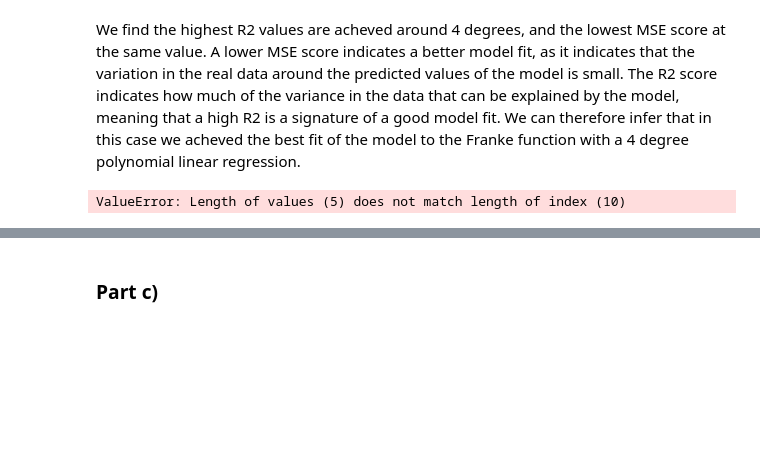
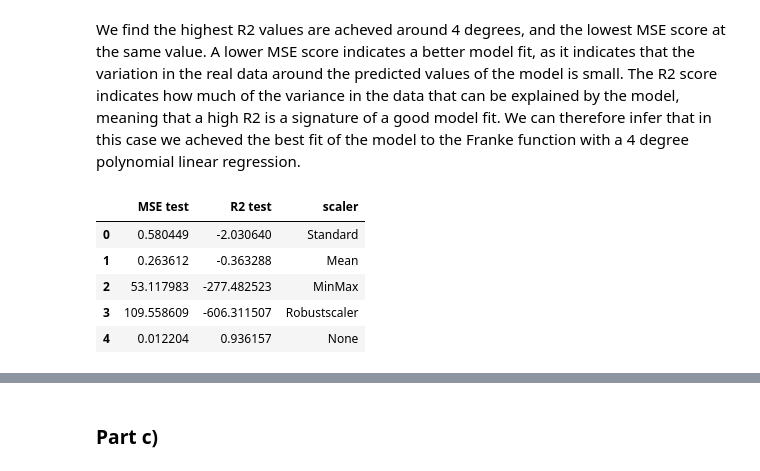
Before and after one commit to HildeLa/Project1_FYS-STK, a Jupyter notebook: Prosjekt1.ipynb, the cells around one changed output, grey strips where cells are left out. Drawn from its saved outputs; the diff is of its cells as text; code cells hidden in the pictures; blank space fills up the shorter version.

```diff
--- a/Prosjekt1.ipynb
+++ b/Prosjekt1.ipynb
@@ -285,38 +284,38 @@ plt.legend()
 # %% [markdown]
 We find the highest R2 values are acheved around 4 degrees, and the lowest MSE score at the same value. A lower MSE score indicates a better model fit, as it indicates that the variation in the real data around the predicted values of the model is small. The R2 score indicates how much of the variance in the data that can be explained by the model, meaning that a high R2 is a signature of a good model fit. We can therefore infer that in this case we acheved the best fit of the model to the Franke function with a 4 degree polynomial linear regression.
 # %%
-scores_OLS_scaled = np.zeros((best_degree, 2))
+func_list = [standardscaler, meanscaler, scalerMinMax, robustscaler, nonscaler]
+scores_OLS_scaled = np.zeros((len(func_list), 2))
 
 
 X = create_X(x, y, best_degree)
-
-func_list = [standardscaler, meanscaler, scalerMinMax, robustscaler, nonscaler]
 
 for i, func in enumerate(func_list):
 
     #Splits 1/5 for testing and 4/5 for training
     X_train, X_test, z_train, z_test = train_test_split(X,z,test_size=0.2)
     X_train_scaled, X_test_scaled, z_train_scaled, z_test_scaled = func(X_train, X_test, z_train, z_test)
 
     #finner beta
     beta = find_beta(X_train_scaled, z_train_scaled)
     #Her er z_ vår forutsigelse
     z_ = X_test_scaled @ beta
 
-#Find estimated of quality of fmodel fit
-scores_OLS_basic[i, 0] = MSE(z_test, z_)
-scores_OLS_basic[i, 1] = R2(z_test, z_)
-
+    #Find estimated of quality of fmodel fit
+    scores_OLS_scaled[i, 0] = MSE(z_test, z_)
+    scores_OLS_scaled[i, 1] = R2(z_test, z_)
 
 d1 = pd.DataFrame(scores_OLS_scaled, columns = ('MSE test', 'R2 test'))
-
-d = pd.concat([df1, df2], axis =1)
-d['scaler'] = [str(f) for f in func_list]
-
-fig, ax = plt.subplots()
-test, = ax.plot(df.index, d['MSE test'], color = 'red')
-plt.legend([train, test],['MSE train', 'MSE test'])
-plt.plot(df.index, df['MSE test'])
+d = pd.concat([d1], axis =1)
+names = ['Standard', 'Mean', 'MinMax', 'Robustscaler', 'None']
+d['scaler'] = names
+d[['scaler', 'MSE test','R2 test']].set_index('scaler')
+display(d)
 # %% [output]
-ValueError: Length of values (5) does not match length of index (10)
+|  | MSE test | R2 test | scaler |
+| 0 | 0.580449 | -2.030640 | Standard |
+| 1 | 0.263612 | -0.363288 | Mean |
+| 2 | 53.117983 | -277.482523 | MinMax |
+| 3 | 109.558609 | -606.311507 | Robustscaler |
+| 4 | 0.012204 | 0.936157 | None |
 # %%
```
Also changed, not shown: parts of 11 cells of this notebook.
